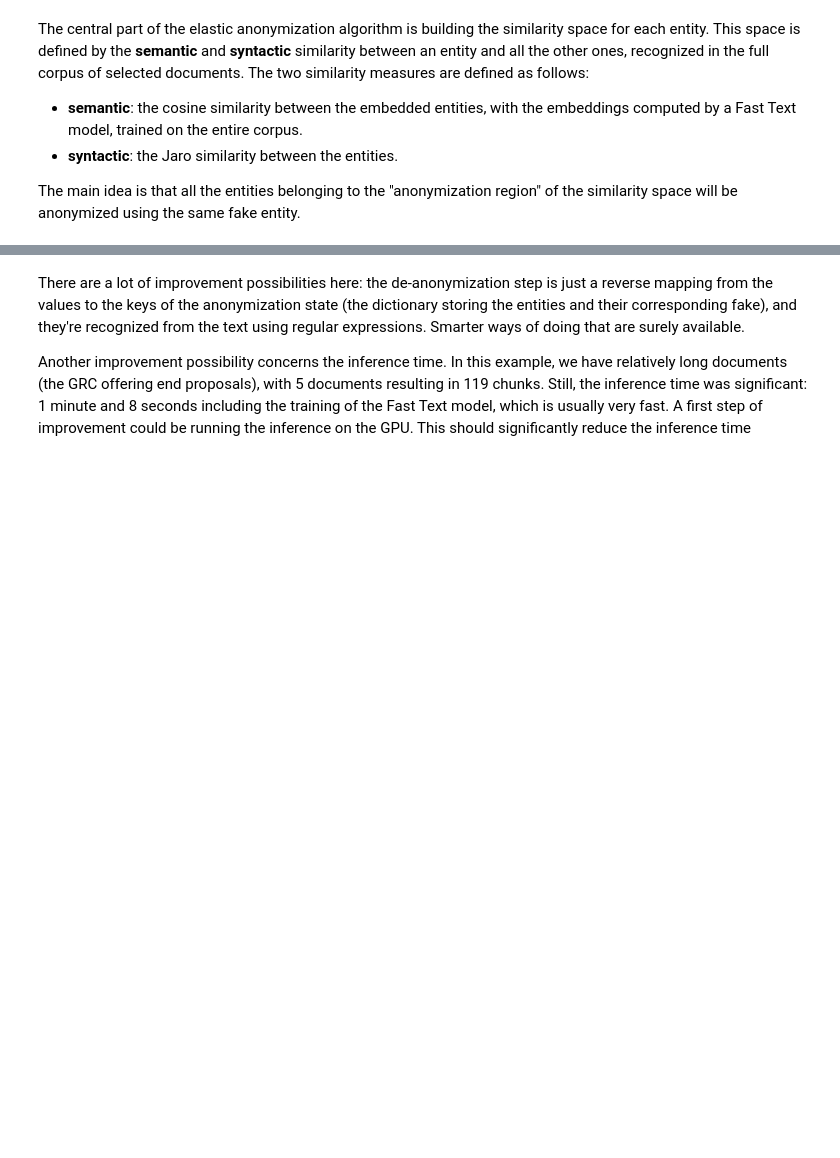
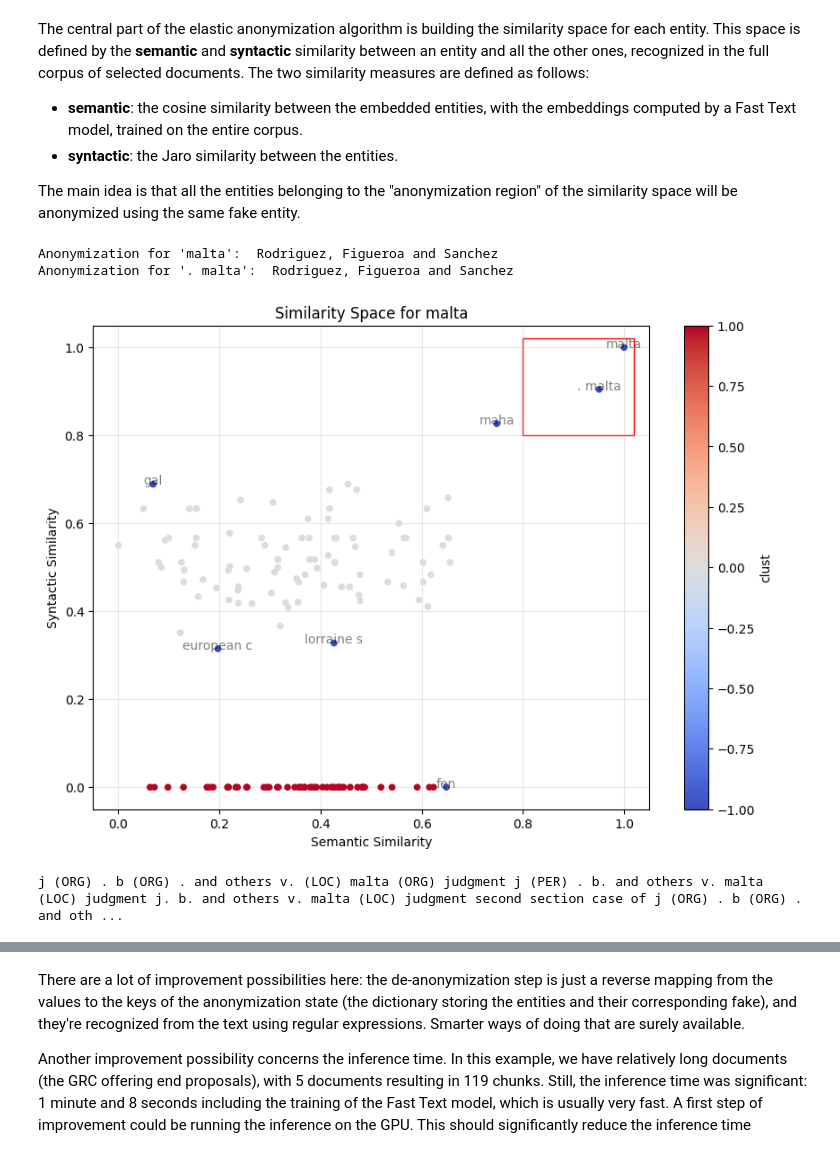
Before and after one commit to Tobia905/elastic-anonymizer, a Jupyter notebook: notebooks/usage.ipynb, the cells around one changed output, grey strips where cells are left out. Cells and saved outputs as stored; diff of their text form; code cells hidden in the pictures; blank space fills up the shorter version.

```diff
--- a/notebooks/usage.ipynb
+++ b/notebooks/usage.ipynb
@@ -43,0 +40,9 @@ anon_docs = anon.anonymize(chunks, show_ner=False)
+# %%
+SAVE_DOCS = False
+# this could take a while to execute. Also, a little bit of tuning of the Fast Text
+# parameters could be required
+anon = ElasticAnonymizer(use_pretrained_anon_state=False, faking_locale="en_US")
+anon_docs = anon.anonymize(chunks, show_ner=False, epochs=100)
+
+if SAVE_DOCS:
+    ElasticAnonymizer.export_anon_df(anon_docs)
@@ -50,20 +61,26 @@ The main idea is that all the entities belonging to the "anonymization region" o
 # %%
 # plot the similarity space for the entity "mooney"
 anon.plot_anonimization_space(
-    "p4i",
+    "malta",
     add_labels=True,
     add_anonymization_region=True,
     anon_region_x=(.80, 1.02),
-    anon_region_y=(.75, 1.02)
+    anon_region_y=(.80, 1.02)
 )
 
 print(
-    f"Anonymization for p4i: {anon.anon_state['p4i']}",
-    f"\nAnonymization for p4i p4i: {anon.anon_state['p4i p4i']}"
+    f"Anonymization for 'malta': {anon.anon_state['malta']}",
+    f"\nAnonymization for '. malta': {anon.anon_state['. malta']}"
 )
+# %% [output]
+Anonymization for 'malta':  Rodriguez, Figueroa and Sanchez
+Anonymization for '. malta':  Rodriguez, Figueroa and Sanchez
+[figure, added]
 # %%
-ner_pipeline = pipeline("ner", model="osiria/deberta-base-italian-uncased-ner", aggregation_strategy="simple")
+ner_pipeline = pipeline("ner", model=Config.ENG_NER_MODEL, aggregation_strategy="simple")
 visualize_ner_on_chunk(chunks[0], ner_pipeline)
+# %% [output]
+j (ORG) . b (ORG) . and others v. (LOC) malta (ORG) judgment j (PER) . b. and others v. malta (LOC) judgment j. b. and others v. malta (LOC) judgment second section case of j (ORG) . b (ORG) . and oth ...
 # %%
 print("Anonymized Text:")
 wrap_ = textwrap.fill(anon_docs["text"][0], width=120)
```
Also changed, not shown: parts of 6 cells of this notebook, 17 other files.
